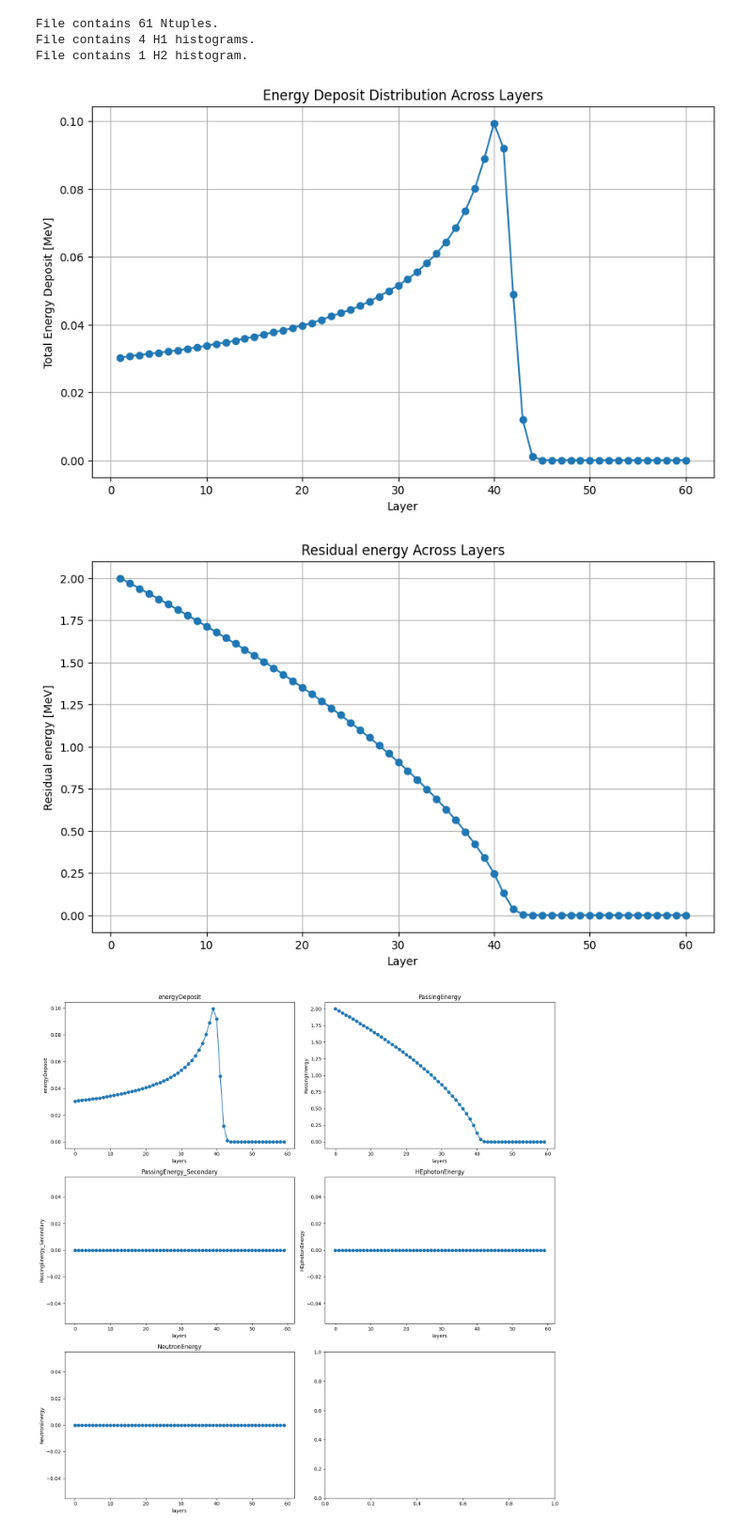
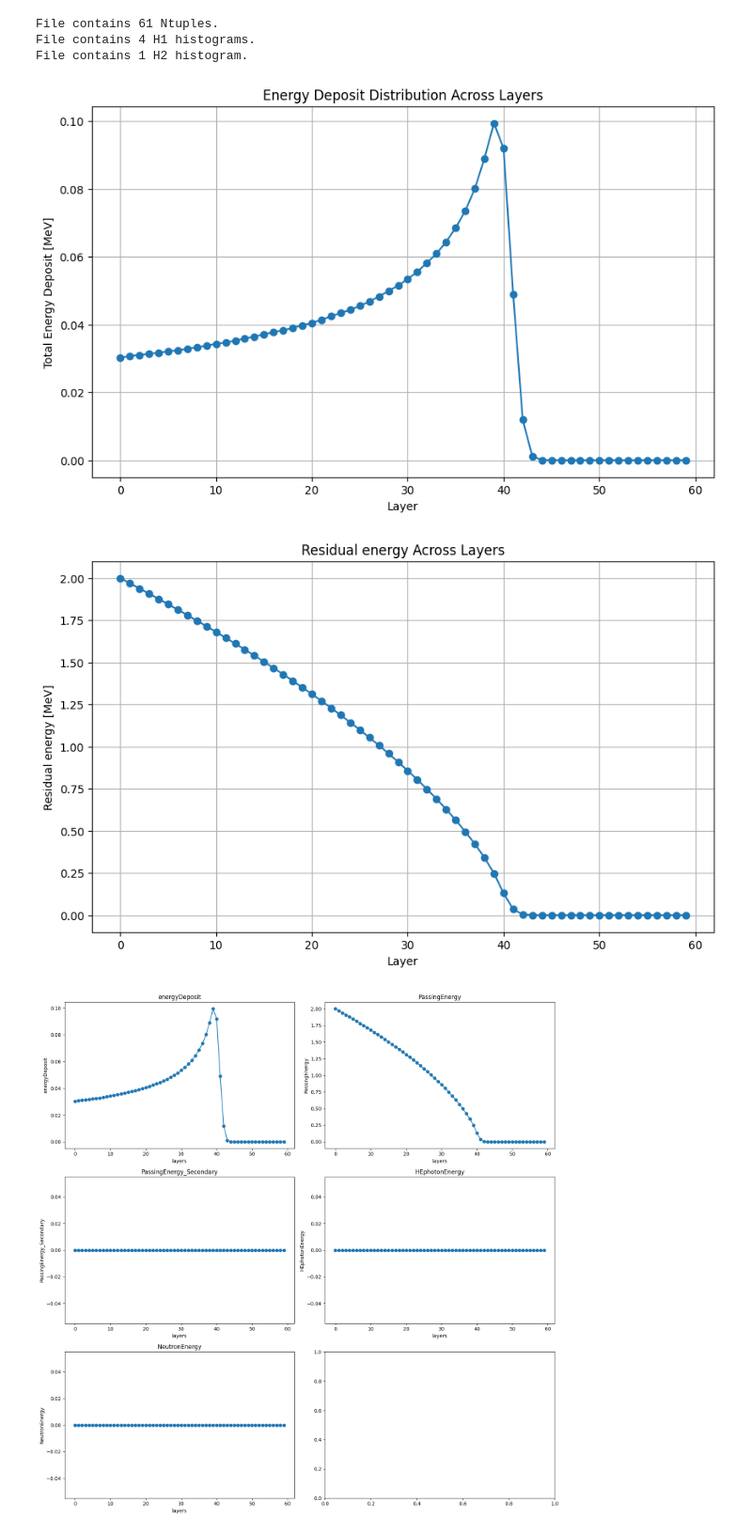
Before and after one commit to JackiMa/PMTLightCollection, a Jupyter notebook: scripts/dataTrans.ipynb, the cells around one changed output. Shown: that part at 94% size. Cells and saved outputs as stored; diff of their text form; code cells hidden in the pictures.

```diff
--- a/scripts/dataTrans.ipynb
+++ b/scripts/dataTrans.ipynb
@@ -192,35 +192,35 @@ File contains 1 H2 histogram.
 # %%
 data_folder = fileName+'/data'
 
 # 初始化一个空的 DataFrame 用于存储所有层的数据
 all_data = pd.DataFrame()
 
 # 读取文件名到列表中
 file_list = [file_name for file_name in os.listdir(data_folder) if file_name.startswith('N_') and file_name.endswith('_energyDeposit.csv')]
 
 # 按文件名中的层号排序
 file_list.sort(key=lambda x: int(x.split('_')[1]))
 
 # 遍历文件列表，从层号2开始
 eng_list = []
-x_list = range(0,1+len(file_list))
+x_list = range(0,len(file_list))
 for file_name in file_list:
     file_path = os.path.join(data_folder, file_name)
     data = pd.read_csv(file_path)
     eng_list.append(data.sum())
 
 eng_list = np.array(eng_list) / len(data)
 
 # 绘制沉积能量分布图
 plt.figure(figsize=(10, 6))
 plt.plot(x_list, eng_list, marker='o')
 plt.xlabel('Layer')
 plt.ylabel('Total Energy Deposit [MeV]')
 plt.title('Energy Deposit Distribution Across Layers')
 plt.grid(True)
 plt.show()
 # %% [output]
-[figure, old version]
+[figure, new version]
 # %%
 data_folder = fileName+'/data'
 
@@ -235,7 +235,7 @@ file_list.sort(key=lambda x: int(x.split('_')[1]))
 
 # 遍历文件列表，从层号2开始
 eng_list = []
-x_list = range(1,1+len(file_list))
+x_list = range(0,len(file_list))
 for file_name in file_list:
     file_path = os.path.join(data_folder, file_name)
     data = pd.read_csv(file_path)
@@ -251,7 +251,7 @@ plt.title('Residual energy Across Layers') # Total energy passing through the la
 plt.grid(True)
 plt.show()
 # %% [output]
-[figure, old version]
+[figure, new version]
 # %%
 mean_data = fileName + r'/layers_mean.csv'
 df = pd.read_csv(mean_data)
```
Also changed, not shown: parts of 1 cell of this notebook, 5 other files.
